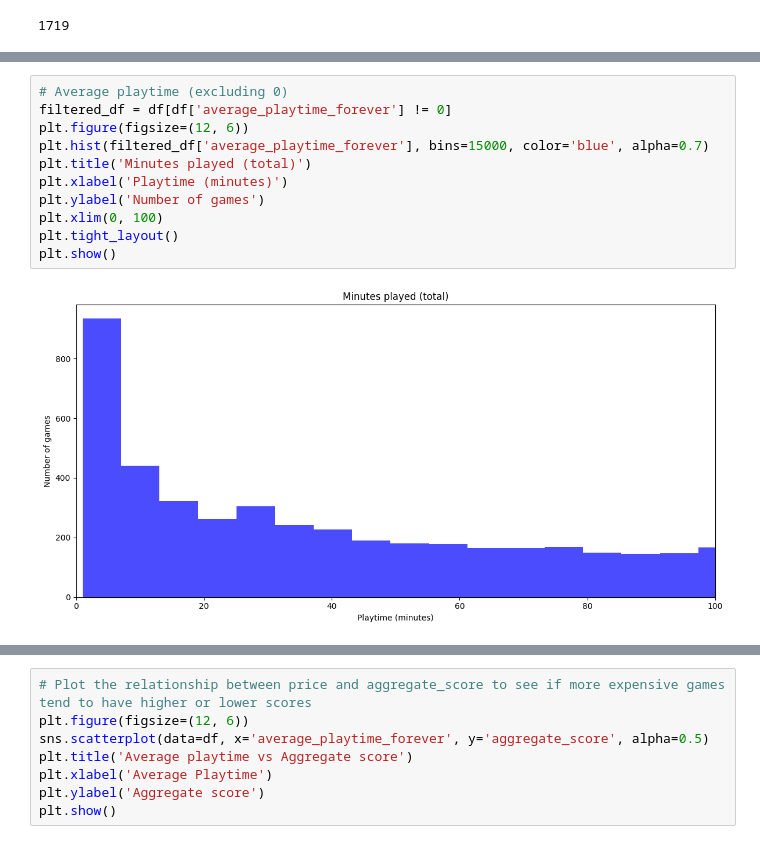
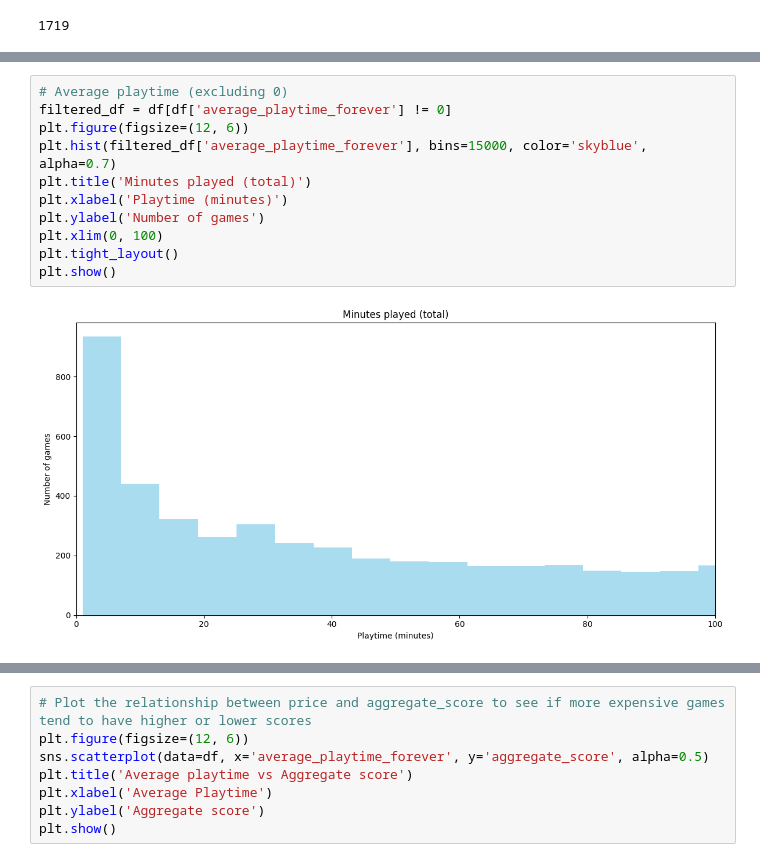
Before and after one commit to adsh16/game-recommendation-system, a Jupyter notebook: eda.ipynb, the cells around one changed output, grey strips where cells are left out. Saved outputs shown, nothing was run; the diff lists cells and outputs as text.

```diff
--- a/eda.ipynb
+++ b/eda.ipynb
@@ -426,16 +578,16 @@ df['estimated_owners'].value_counts().plot(kind='bar')
 # %%
 # Average playtime (excluding 0)
 filtered_df = df[df['average_playtime_forever'] != 0]
 plt.figure(figsize=(12, 6))
-plt.hist(filtered_df['average_playtime_forever'], bins=15000, color='blue', alpha=0.7)
+plt.hist(filtered_df['average_playtime_forever'], bins=15000, color='skyblue', alpha=0.7)
 plt.title('Minutes played (total)')
 plt.xlabel('Playtime (minutes)')
 plt.ylabel('Number of games')
 plt.xlim(0, 100)
 plt.tight_layout()
 plt.show()
 # %% [output]
-[figure, old version]
+[figure, new version]
 # %%
 # Clean the genres column
 df['genres'] = df['genres'].str.replace("'", '"')  # Replace single quotes with double quotes
```
Also changed, not shown: parts of 25 cells of this notebook.
